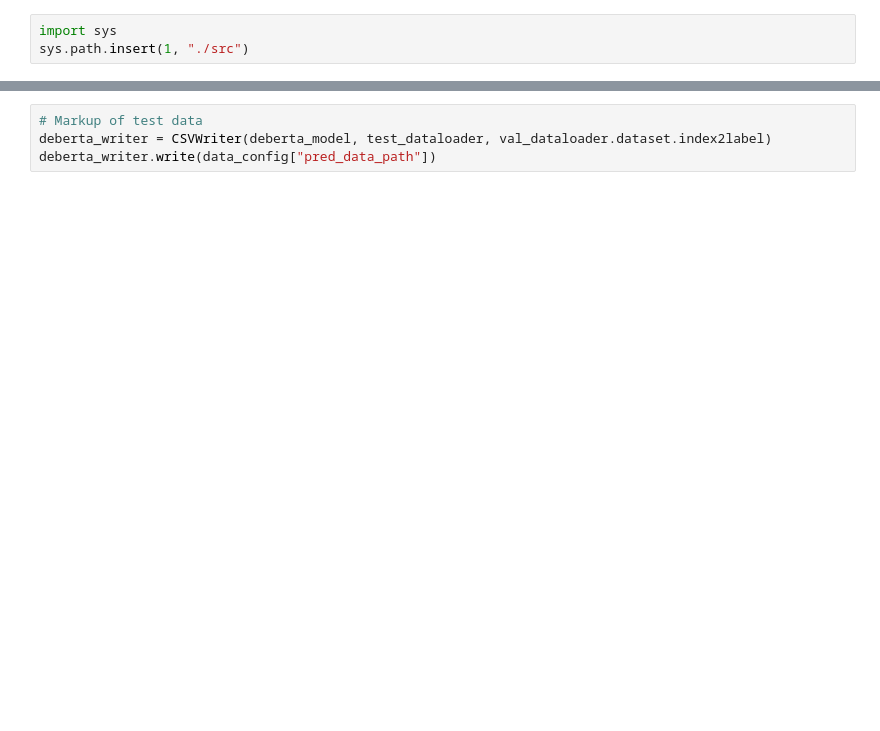
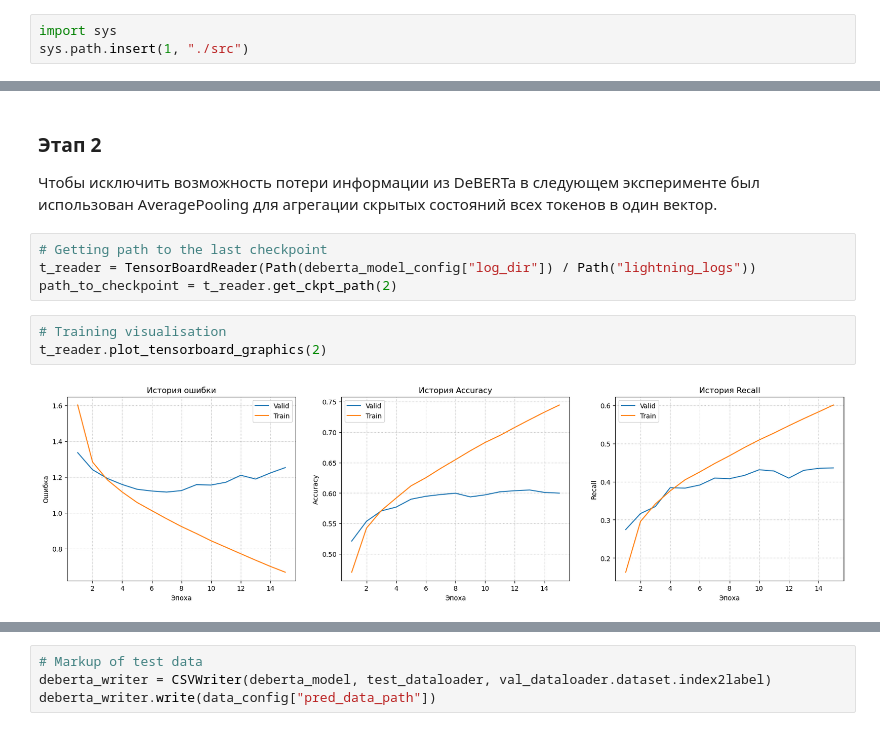
Before and after one commit to DmitryInd/TextSourceClassification, a Jupyter notebook: inference.ipynb, the cells around one changed output, grey strips where cells are left out. Cells and saved outputs as stored; diff of their text form; blank space fills up the shorter version.

```diff
--- a/inference.ipynb
+++ b/inference.ipynb
@@ -115,0 +132,12 @@ Wrongly predicted examples:
+# %% [markdown]
+### Этап 2
+Чтобы исключить возможность потери информации из DeBERTa в следующем эксперименте был использован AveragePooling для агрегации скрытых состояний всех токенов в один вектор.
+# %%
+# Getting path to the last checkpoint
+t_reader = TensorBoardReader(Path(deberta_model_config["log_dir"]) / Path("lightning_logs"))
+path_to_checkpoint = t_reader.get_ckpt_path(2)
+# %%
+# Training visualisation
+t_reader.plot_tensorboard_graphics(2)
+# %% [output]
+[figure, added]
```
Also changed, not shown: parts of 12 cells of this notebook, 1 other file.
